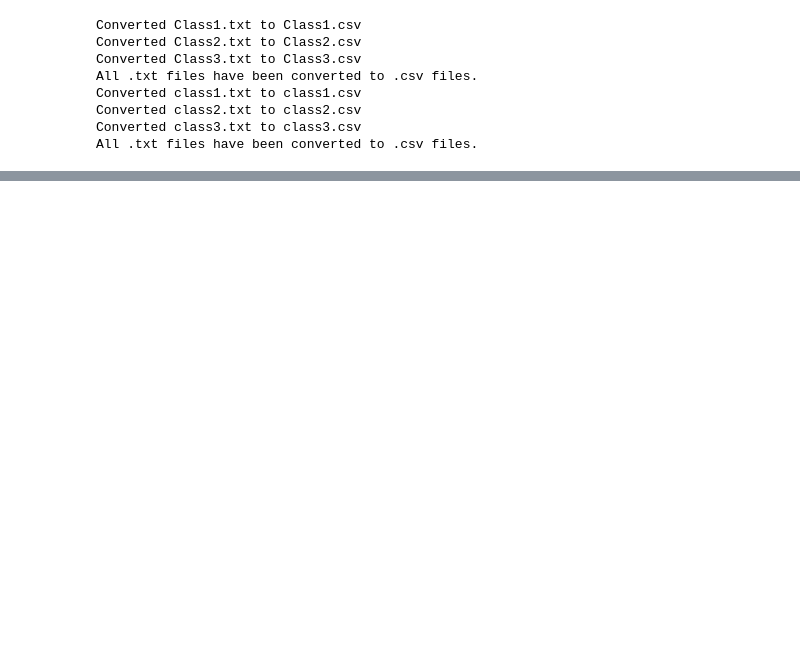
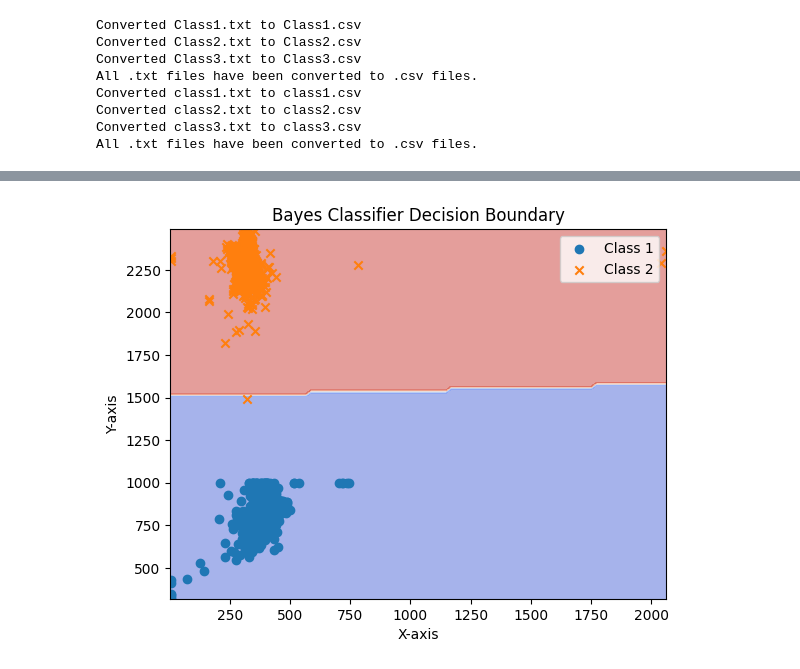
Before and after one commit to 01curiouskid/SPR_assignment, a Jupyter notebook: SPR/Untitled-1.ipynb, the cells around one changed output, grey strips where cells are left out. Drawn from its saved outputs; the diff is of its cells as text; code cells hidden in the pictures; blank space fills up the shorter version.

```diff
--- a/SPR/Untitled-1.ipynb
+++ b/SPR/Untitled-1.ipynb
@@ -136,3 +136,88 @@ Split class2.csv into training and testing datasets.
 Split class1.csv into training and testing datasets.
 Split class2.csv into training and testing datasets.
 Split class3.csv into training and testing datasets.
+# %%
+import numpy as np
+import pandas as pd
+import matplotlib.pyplot as plt
+
+
+# Replace with the actual file paths
+class_1_file = 'Group13\\rd_group13\\train\\class1.csv'
+class_2_file = 'Group13\\rd_group13\\train\\class2.csv'
+
+# Load the data from the CSV files without headers, assuming they are comma-separated
+class_1_df = pd.read_csv(class_1_file, header=None)
+class_2_df = pd.read_csv(class_2_file, header=None)
+
+# Print the data to verify it was loaded correctly
+print("Class 1 Data:\n", class_1_df.head())
+print("Class 2 Data:\n", class_2_df.head())
+
+# Check the shape of the dataframes
+print("Shape of Class 1 Data:", class_1_df.shape)
+print("Shape of Class 2 Data:", class_2_df.shape)
+
+class_1_df.columns = ['x', 'y']
+class_2_df.columns = ['x', 'y']
+
+# Calculate covariance matrices for both classes
+cov_class_1 = np.cov(class_1_df.T)
+cov_class_2 = np.cov(class_2_df.T)
+
+# Average the covariance matrices to obtain a common covariance matrix
+avg_cov = (cov_class_1 + cov_class_2) / 2
+
+# Calculate average variance
+avg_var = np.mean([np.var(class_1_df, axis=0), np.var(class_2_df, axis=0)])
+print(np.var(class_1_df, axis=0))
+print(avg_var)
+# Construct common covariance matrix (σ^2 I)
+common_cov_matrix = avg_var * np.identity(class_1_df.shape[1])
+
+# Compute mean vectors for each class
+mean_class_1 = np.mean(class_1_df, axis=0)
+mean_class_2 = np.mean(class_2_df, axis=0)
+
+# Function to calculate the posterior probability for a given class
+def multivariate_normal_pdf(x, mean, cov_matrix):
+    x = np.array(x)
+    mean = np.array(mean)
+    cov_matrix = np.array(cov_matrix)
+
+    n = len(mean)
+    diff = x - mean
+    cov_matrix_inv = np.linalg.inv(cov_matrix)
+    determinant = np.linalg.det(cov_matrix)
+
+    exponent = -0.5 * np.dot(diff.T, np.dot(cov_matrix_inv, diff))
+    coefficient = 1.0 / (np.sqrt((2 * np.pi) ** n * determinant))
+
+    return coefficient * np.exp(exponent)
+
+
+# Function to classify a point
+def classify(x):
+    posterior_class_1 = multivariate_normal_pdf(x, mean_class_1, common_cov_matrix)
+    posterior_class_2 = multivariate_normal_pdf(x, mean_class_2, common_cov_matrix)
+    return 1 if posterior_class_1 > posterior_class_2 else 2
+
+# Create a meshgrid for plotting decision boundary
+x_min, x_max = min(class_1_df['x'].min(), class_2_df['x'].min()) - 1, max(class_1_df['x'].max(), class_2_df['x'].max()) + 1
+y_min, y_max = min(class_1_df['y'].min(), class_2_df['y'].min()) - 1, max(class_1_df['y'].max(), class_2_df['y'].max()) + 1
+xx, yy = np.meshgrid(np.linspace(x_min, x_max, 100), np.linspace(y_min, y_max, 100))
+
+# Classify each point in the meshgrid
+Z = np.array([classify([x, y]) for x, y in zip(xx.ravel(), yy.ravel())])
+Z = Z.reshape(xx.shape)
+
+# Plot the decision boundary
+plt.contourf(xx, yy, Z, alpha=0.5, cmap=plt.cm.coolwarm)
+plt.scatter(class_1_df['x'], class_1_df['y'], marker='o', label='Class 1')
+plt.scatter(class_2_df['x'], class_2_df['y'], marker='x', label='Class 2')
+plt.xlabel('X-axis')
+plt.ylabel('Y-axis')
+plt.title('Bayes Classifier Decision Boundary')
+plt.legend()
+plt.show()
+# %% [output]
@@ -138,0 +244 @@ Split class3.csv into training and testing datasets.
+[figure, added]
```
Also changed, not shown: parts of 4 cells of this notebook, 7 other files.
